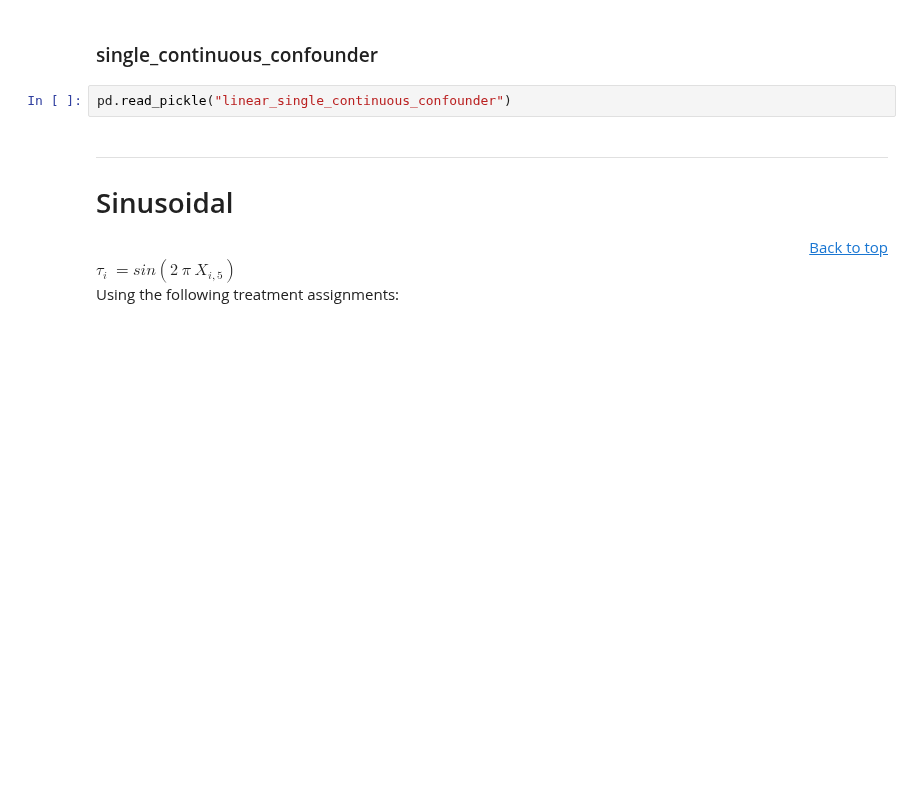
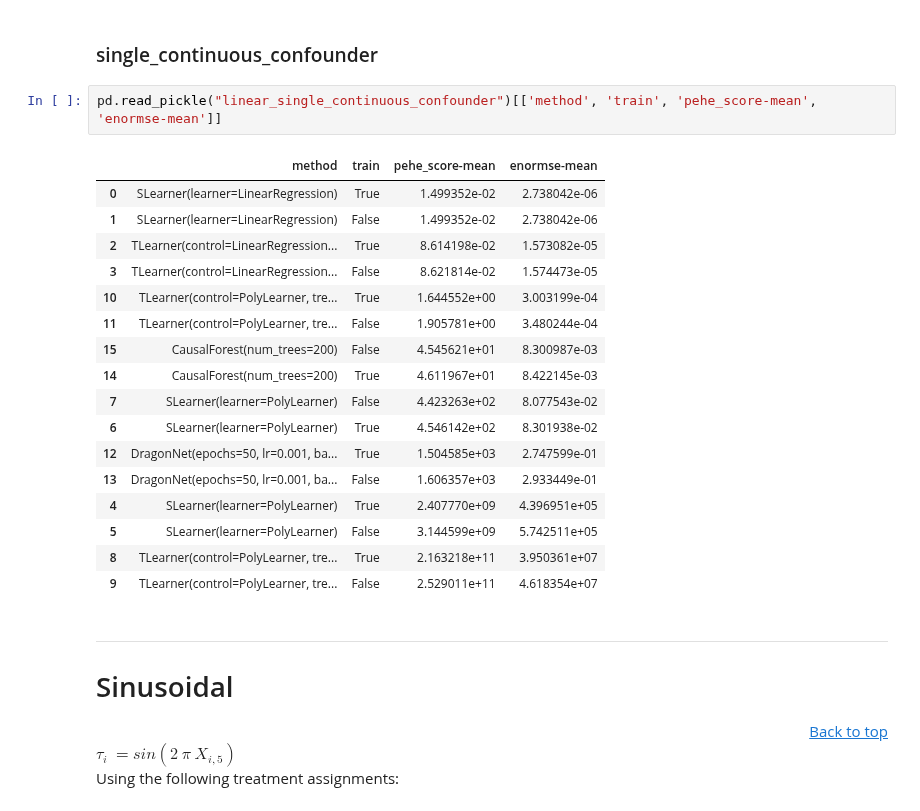
Before and after one commit to ra237/justcause, a Jupyter notebook: notebooks/ihdp-comparison.ipynb, the cells around one changed output. Cells and saved outputs as stored; diff of their text form; blank space fills up the shorter version.

```diff
--- a/notebooks/ihdp-comparison.ipynb
+++ b/notebooks/ihdp-comparison.ipynb
@@ -91,7 +145,25 @@ pd.read_pickle("linear_multi_confounder")
 # %% [markdown]
 ### single_continuous_confounder
 # %%
-pd.read_pickle("linear_single_continuous_confounder")
+pd.read_pickle("linear_single_continuous_confounder")[['method', 'train', 'pehe_score-mean', 'enormse-mean']]
+# %% [output]
+|  | method | train | pehe_score-mean | enormse-mean |
+| 0 | SLearner(learner=LinearRegression) | True | 1.499352e-02 | 2.738042e-06 |
+| 1 | SLearner(learner=LinearRegression) | False | 1.499352e-02 | 2.738042e-06 |
+| 2 | TLearner(control=LinearRegression... | True | 8.614198e-02 | 1.573082e-05 |
+| 3 | TLearner(control=LinearRegression... | False | 8.621814e-02 | 1.574473e-05 |
+| 10 | TLearner(control=PolyLearner, tre... | True | 1.644552e+00 | 3.003199e-04 |
+| 11 | TLearner(control=PolyLearner, tre... | False | 1.905781e+00 | 3.480244e-04 |
+| 15 | CausalForest(num_trees=200) | False | 4.545621e+01 | 8.300987e-03 |
+| 14 | CausalForest(num_trees=200) | True | 4.611967e+01 | 8.422145e-03 |
+| 7 | SLearner(learner=PolyLearner) | False | 4.423263e+02 | 8.077543e-02 |
+| 6 | SLearner(learner=PolyLearner) | True | 4.546142e+02 | 8.301938e-02 |
+| 12 | DragonNet(epochs=50, lr=0.001, ba... | True | 1.504585e+03 | 2.747599e-01 |
+| 13 | DragonNet(epochs=50, lr=0.001, ba... | False | 1.606357e+03 | 2.933449e-01 |
+| 4 | SLearner(learner=PolyLearner) | True | 2.407770e+09 | 4.396951e+05 |
+| 5 | SLearner(learner=PolyLearner) | False | 3.144599e+09 | 5.742511e+05 |
+| 8 | TLearner(control=PolyLearner, tre... | True | 2.163218e+11 | 3.950361e+07 |
+| 9 | TLearner(control=PolyLearner, tre... | False | 2.529011e+11 | 4.618354e+07 |
 # %% [markdown]
 <hr style="border:2px solid black"> </hr>
 
```
Also changed, not shown: parts of 23 cells of this notebook.
